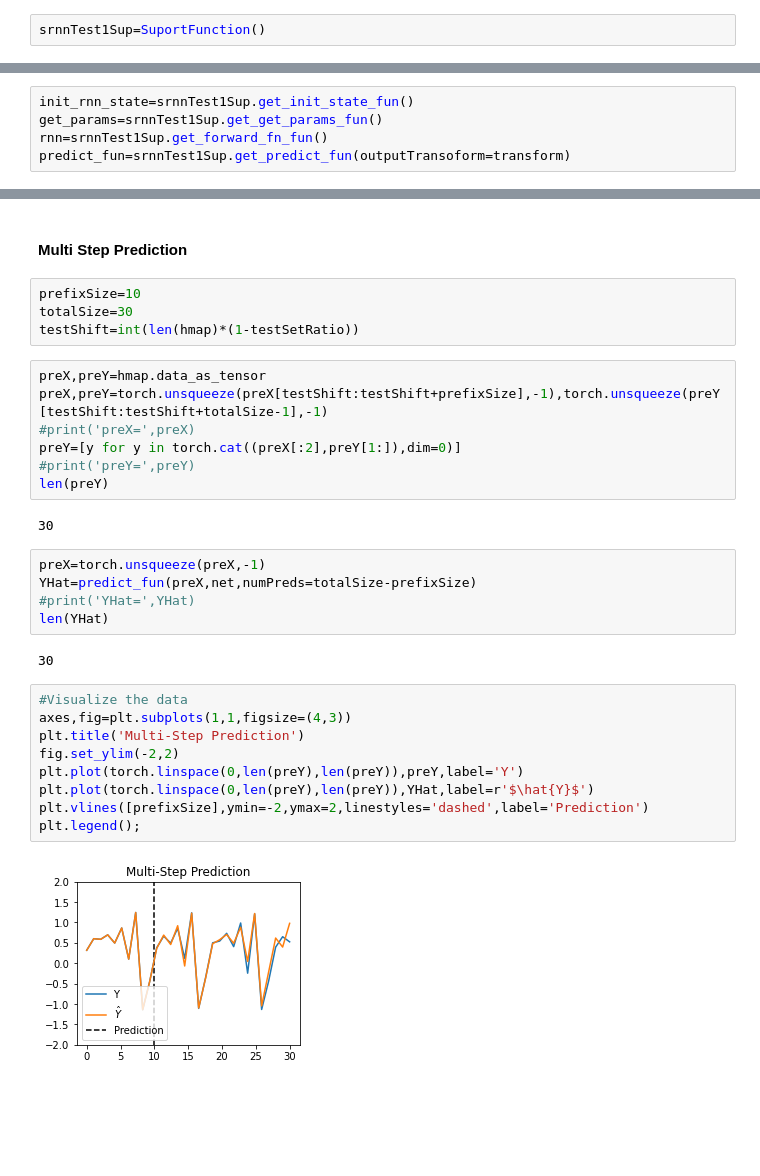
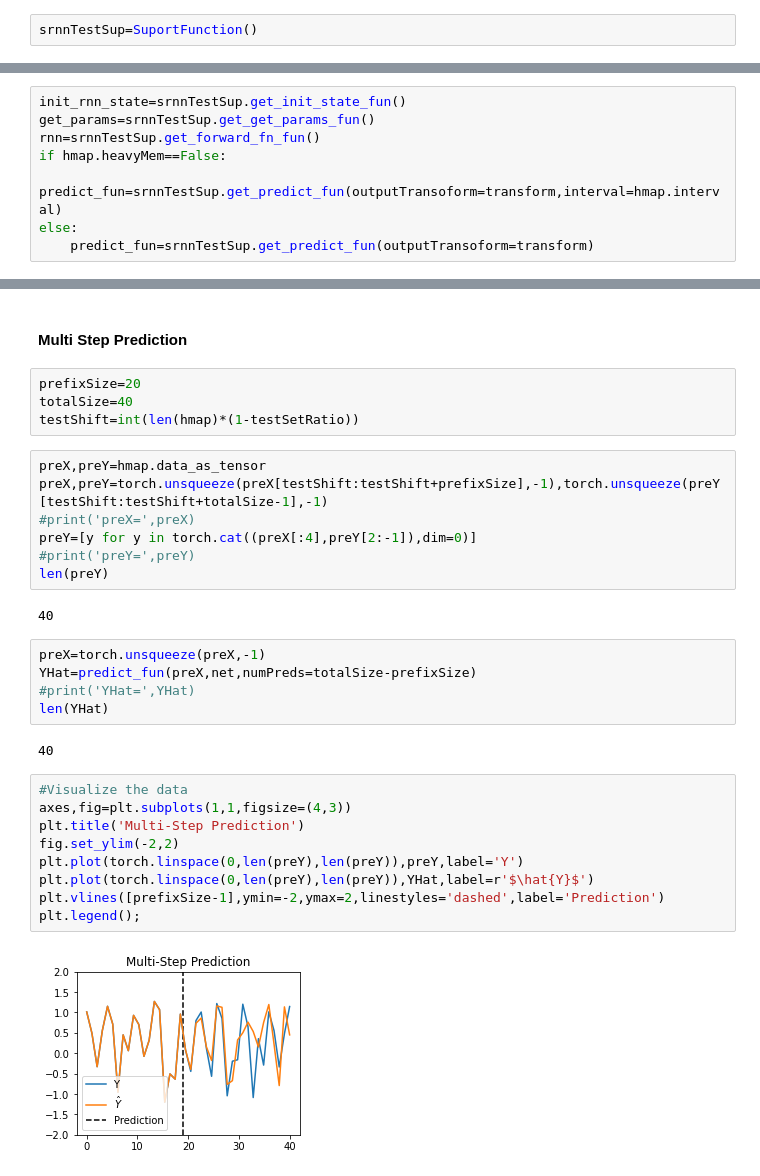
Before and after one commit to yesunhuang/QRNNs_Memory, a Jupyter notebook: JupyterNotebooks/Test_Two_Classical_SRNN.ipynb, the cells around one changed output, grey strips where cells are left out. Saved outputs shown, nothing was run; the diff lists cells and outputs as text; blank space fills up the shorter version.

```diff
--- a/JupyterNotebooks/Test_Two_Classical_SRNN.ipynb
+++ b/JupyterNotebooks/Test_Two_Classical_SRNN.ipynb
@@ -100,14 +121,17 @@ Y= tensor([[ 0.6023,  0.5877,  0.6972,  0.4958,  0.8650],
 # %% [markdown]
 #### Get neccesary functions
 # %%
-srnnTest1Sup=SuportFunction()
+srnnTestSup=SuportFunction()
 # %%
 transform=lambda Xs:[torch.squeeze(x) for x in Xs]
 # %%
-init_rnn_state=srnnTest1Sup.get_init_state_fun()
-get_params=srnnTest1Sup.get_get_params_fun()
-rnn=srnnTest1Sup.get_forward_fn_fun()
-predict_fun=srnnTest1Sup.get_predict_fun(outputTransoform=transform)
+init_rnn_state=srnnTestSup.get_init_state_fun()
+get_params=srnnTestSup.get_get_params_fun()
+rnn=srnnTestSup.get_forward_fn_fun()
+if hmap.heavyMem==False:
+    predict_fun=srnnTestSup.get_predict_fun(outputTransoform=transform,interval=hmap.interval)
+else:
+    predict_fun=srnnTestSup.get_predict_fun(outputTransoform=transform)
 # %% [markdown]
 #### Create the SRNN
 # %%
@@ -229,33 +261,33 @@ plt.legend();
 # %% [markdown]
 #### Multi Step Prediction
 # %%
-prefixSize=10
-totalSize=30
+prefixSize=20
+totalSize=40
 testShift=int(len(hmap)*(1-testSetRatio))
 # %%
 preX,preY=hmap.data_as_tensor
 preX,preY=torch.unsqueeze(preX[testShift:testShift+prefixSize],-1),torch.unsqueeze(preY[testShift:testShift+totalSize-1],-1)
 #print('preX=',preX)
-preY=[y for y in torch.cat((preX[:2],preY[1:]),dim=0)]
+preY=[y for y in torch.cat((preX[:4],preY[2:-1]),dim=0)]
 #print('preY=',preY)
 len(preY)
 # %% [output]
-30
+40
 # %%
 preX=torch.unsqueeze(preX,-1)
 YHat=predict_fun(preX,net,numPreds=totalSize-prefixSize)
 #print('YHat=',YHat)
 len(YHat)
 # %% [output]
-30
+40
 # %%
 #Visualize the data
 axes,fig=plt.subplots(1,1,figsize=(4,3))
 plt.title('Multi-Step Prediction')
 fig.set_ylim(-2,2)
 plt.plot(torch.linspace(0,len(preY),len(preY)),preY,label='Y')
 plt.plot(torch.linspace(0,len(preY),len(preY)),YHat,label=r'$\hat{Y}$')
-plt.vlines([prefixSize],ymin=-2,ymax=2,linestyles='dashed',label='Prediction')
+plt.vlines([prefixSize-1],ymin=-2,ymax=2,linestyles='dashed',label='Prediction')
 plt.legend();
 # %% [output]
-[figure, old version]
+[figure, new version]
```
Also changed, not shown: parts of 19 cells of this notebook, 2 other files.
